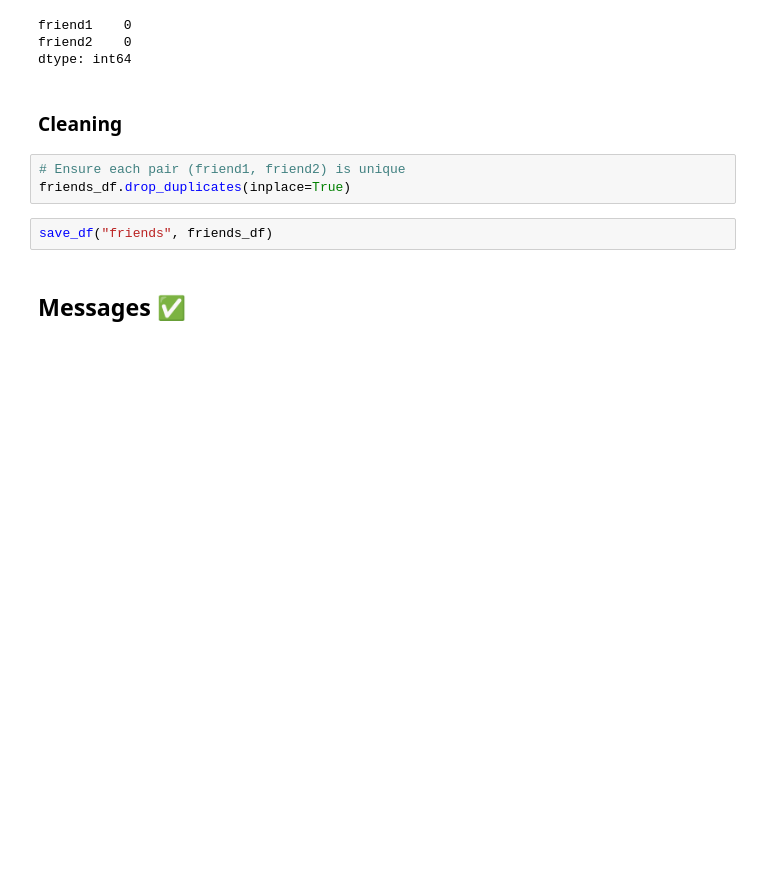
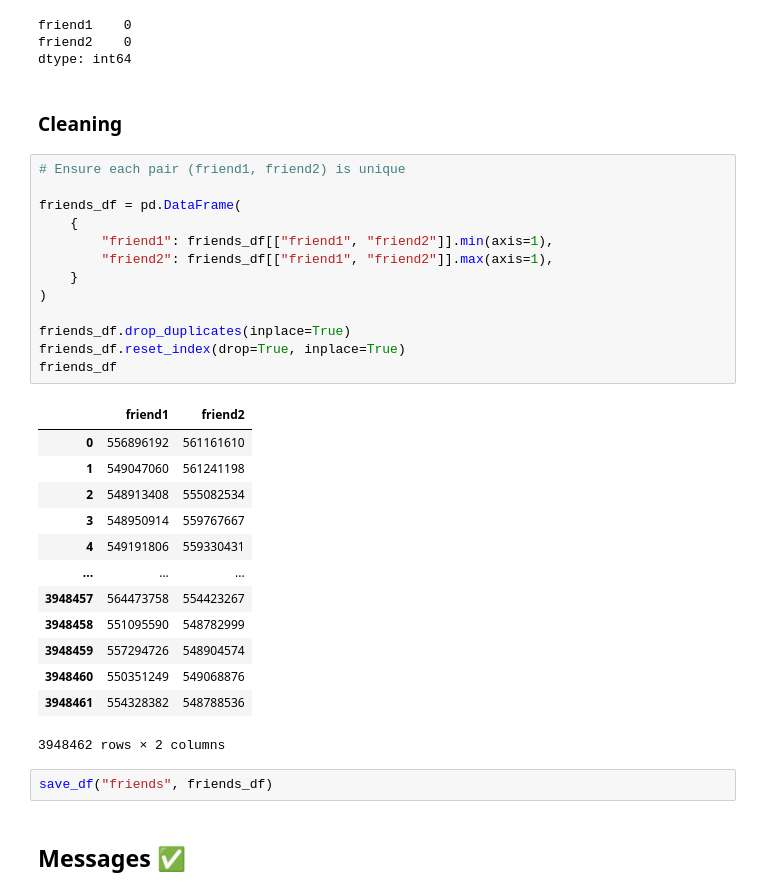
Before and after one commit to dsomni/bd-s25-a2, a Jupyter notebook: notebooks/clean_data.ipynb, the cells around one changed output. Saved outputs shown, nothing was run; the diff lists cells and outputs as text; blank space fills up the shorter version.

```diff
--- a/notebooks/clean_data.ipynb
+++ b/notebooks/clean_data.ipynb
@@ -308,7 +308,31 @@ dtype: int64
 ### Cleaning
 # %%
 # Ensure each pair (friend1, friend2) is unique
+
+friends_df = pd.DataFrame(
+    {
+        "friend1": friends_df[["friend1", "friend2"]].min(axis=1),
+        "friend2": friends_df[["friend1", "friend2"]].max(axis=1),
+    }
+)
+
 friends_df.drop_duplicates(inplace=True)
+friends_df.reset_index(drop=True, inplace=True)
+friends_df
+# %% [output]
+|  | friend1 | friend2 |
+| 0 | 556896192 | 561161610 |
+| 1 | 549047060 | 561241198 |
+| 2 | 548913408 | 555082534 |
+| 3 | 548950914 | 559767667 |
+| 4 | 549191806 | 559330431 |
+| ... | ... | ... |
+| 3948457 | 564473758 | 554423267 |
+| 3948458 | 551095590 | 548782999 |
+| 3948459 | 557294726 | 548904574 |
+| 3948460 | 550351249 | 549068876 |
+| 3948461 | 554328382 | 548788536 |
+3948462 rows × 2 columns
 # %%
 save_df("friends", friends_df)
 # %% [markdown]
```
Also changed, not shown: 7 other files.
